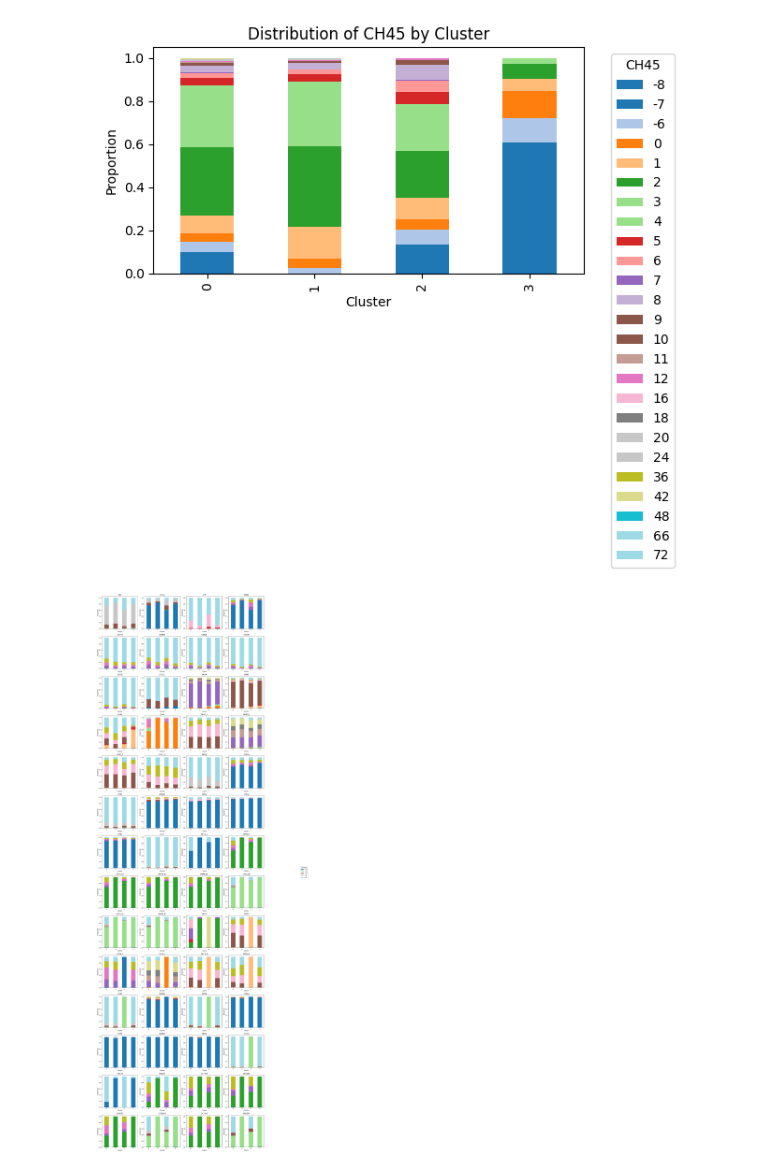
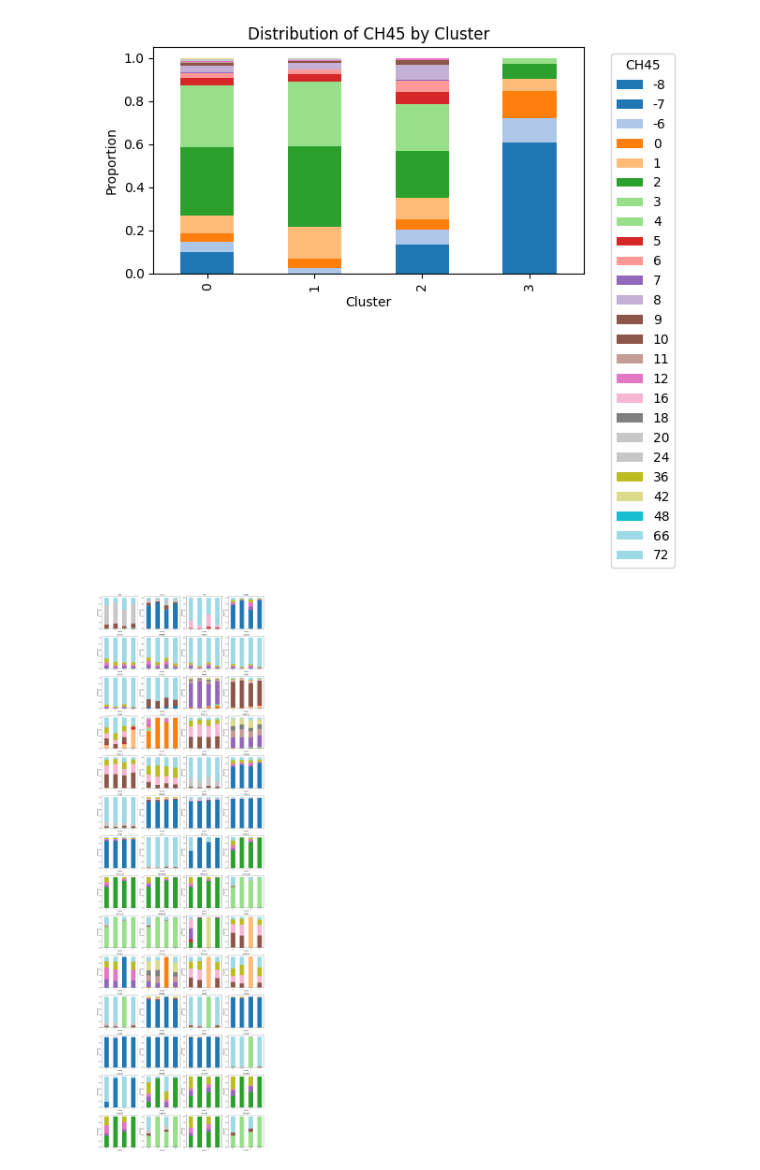
Before and after one commit to samroska/milestone-2-siads-696, a Jupyter notebook: data-explore.ipynb, the cells around one changed output. Saved outputs shown, nothing was run; the diff lists cells and outputs as text; code cells hidden in the pictures.

Commit message:
refactor: removed legend

```diff
--- a/data-explore.ipynb
+++ b/data-explore.ipynb
@@ -92,33 +92,32 @@ plt.show()
 # %%
 childhood_num_columns = ["CH13","CH14","CH16","CH21","CH22","CH24","CH38","CH43","CH45"]
 childhood_columns = childhood()
 c_list = [ i for i in childhood_columns if i not in childhood_num_columns]
 
 n_features = len(c_list)
 n_cols = 4
 n_rows = int(np.ceil(n_features / n_cols))
 
 fig, axes = plt.subplots(n_rows, n_cols, figsize=(5 * n_cols, 4 * n_rows))
 axes = axes.flatten()
 
 for i, feature in enumerate(c_list):
     ax = axes[i]
     crosstab = pd.crosstab(cluster_df['cluster'], cluster_df[feature], normalize='index')
     crosstab.plot(kind='bar', stacked=True, colormap='tab20', ax=ax, legend=False)
     ax.set_title(f"{feature}")
     ax.set_ylabel("Proportion")
     ax.set_xlabel("Cluster")
 
 for j in range(len(c_list), len(axes)):
     fig.delaxes(axes[j])
 
 handles, labels = ax.get_legend_handles_labels()
-fig.legend(handles, labels, title="Category", bbox_to_anchor=(1.02, 0.5), loc="center left")
 fig.tight_layout(rect=[0, 0, 0.85, 1])
 
 plt.show()
 # %% [output]
-[figure, old version]
+[figure, new version]
 # %%
 childhood_num_columns = ["CH13","CH14","CH16","CH21","CH22","CH24","CH38","CH43","CH45"]
 
```
